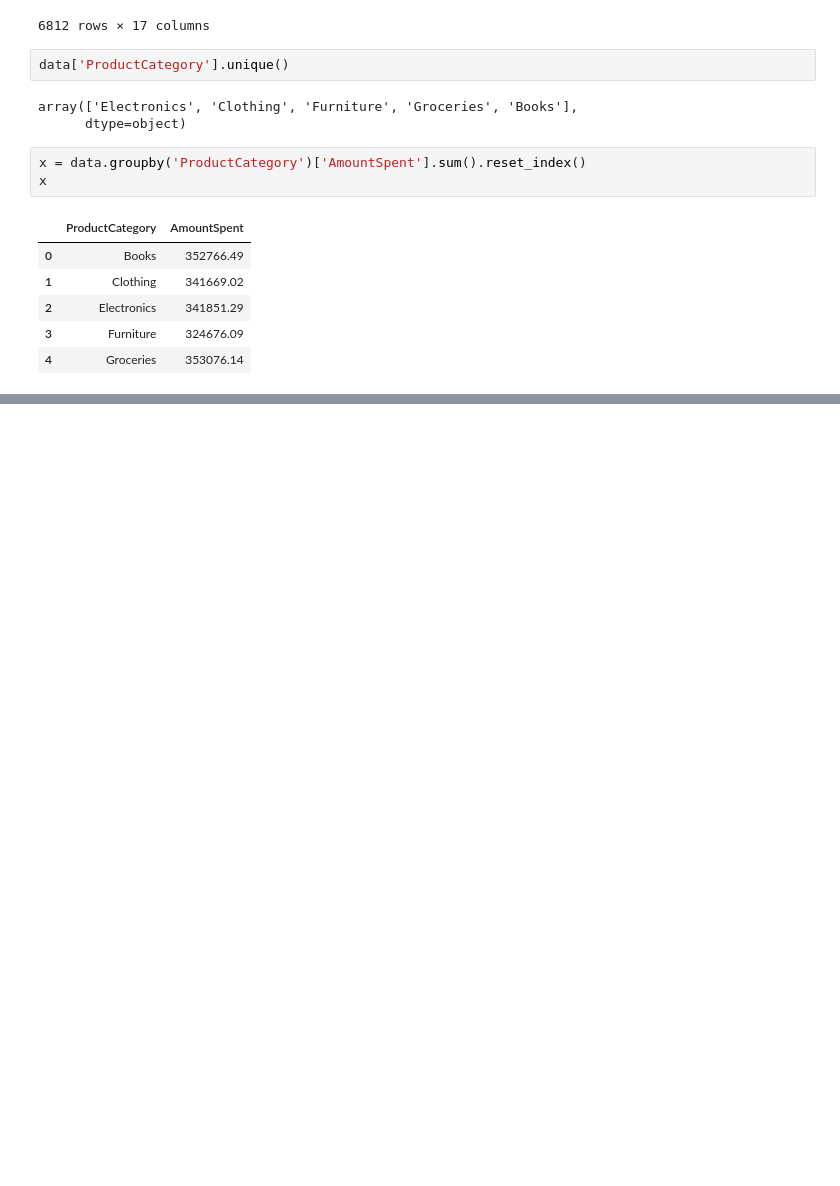
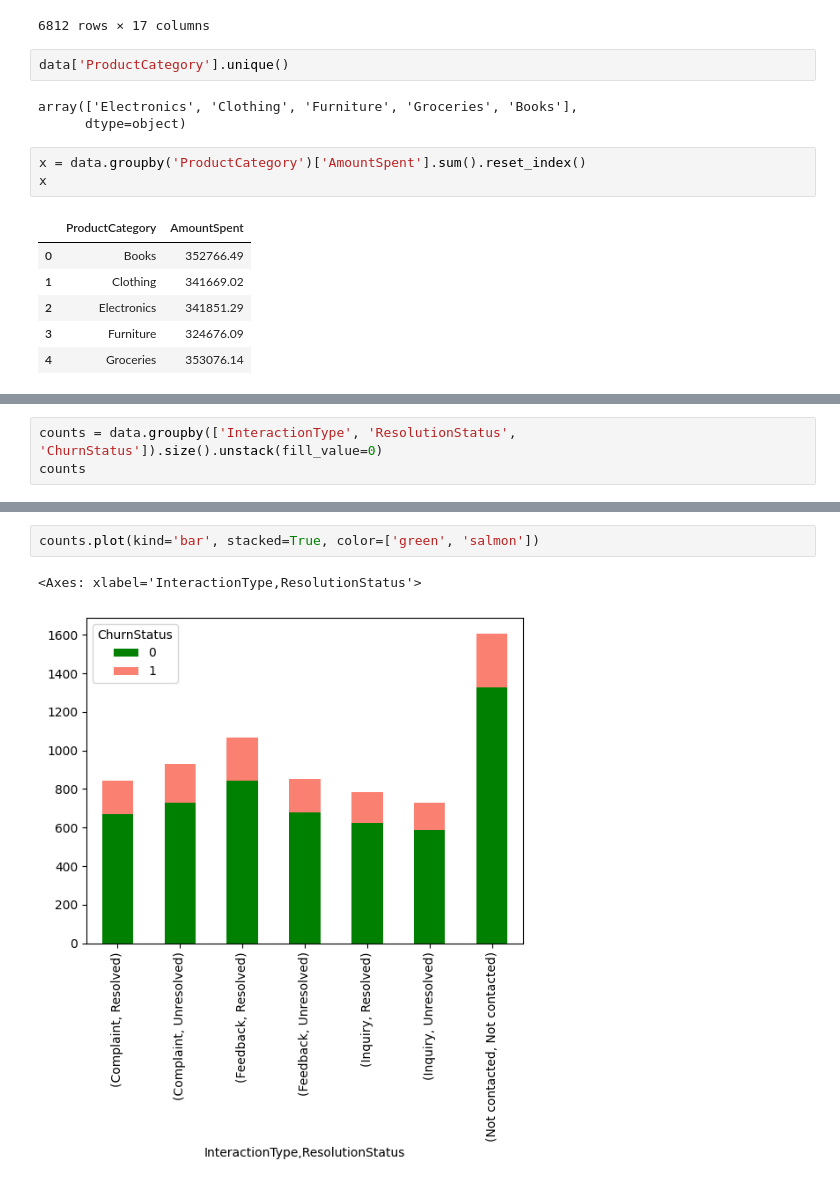
Before and after one commit to pavanrajkg04/Job_based_projects, a Jupyter notebook: Data Science/LLoyd Bank/Task 1: Data gathering and exploratory analysis/TaskOne.ipynb, the cells around one changed output, grey strips where cells are left out. Cells and saved outputs as stored; diff of their text form; blank space fills up the shorter version.

```diff
--- a/Data Science/LLoyd Bank/Task 1: Data gathering and exploratory analysis/TaskOne.ipynb
+++ b/Data Science/LLoyd Bank/Task 1: Data gathering and exploratory analysis/TaskOne.ipynb
@@ -109,0 +110,3 @@ plt.legend(loc='lower center',fontsize=10, title_fontsize=12, ncol=5)
+# %%
+counts = data.groupby(['InteractionType', 'ResolutionStatus', 'ChurnStatus']).size().unstack(fill_value=0)
+counts
@@ -109,0 +123,5 @@ plt.legend(loc='lower center',fontsize=10, title_fontsize=12, ncol=5)
+# %%
+counts.plot(kind='bar', stacked=True, color=['green', 'salmon'])
+# %% [output]
+<Axes: xlabel='InteractionType,ResolutionStatus'>
+[figure, added]
```
Also changed, not shown: parts of 2 cells of this notebook.
